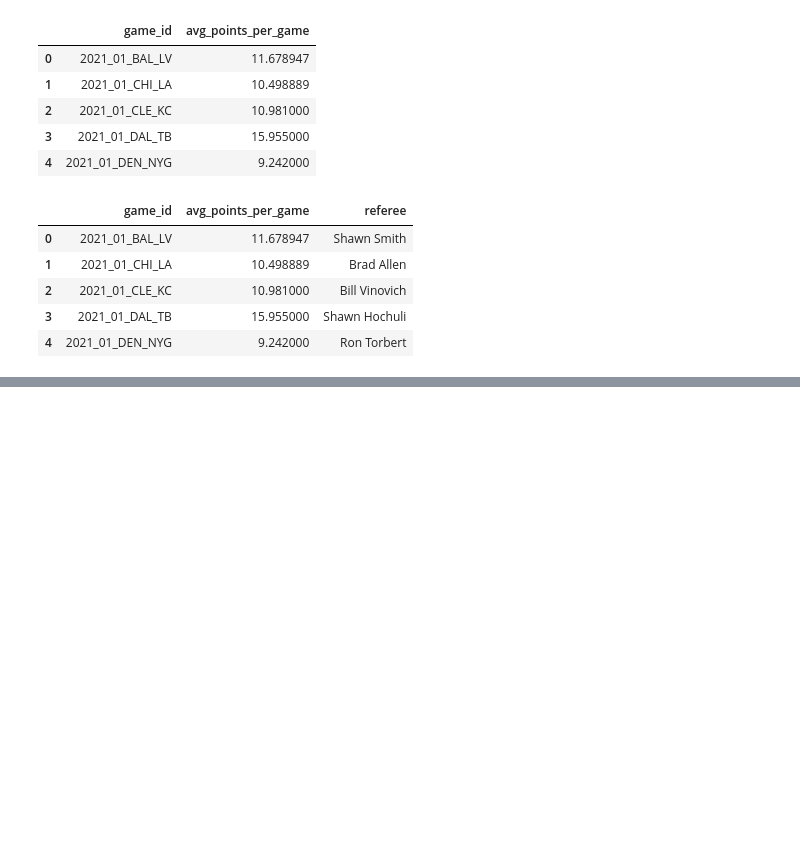
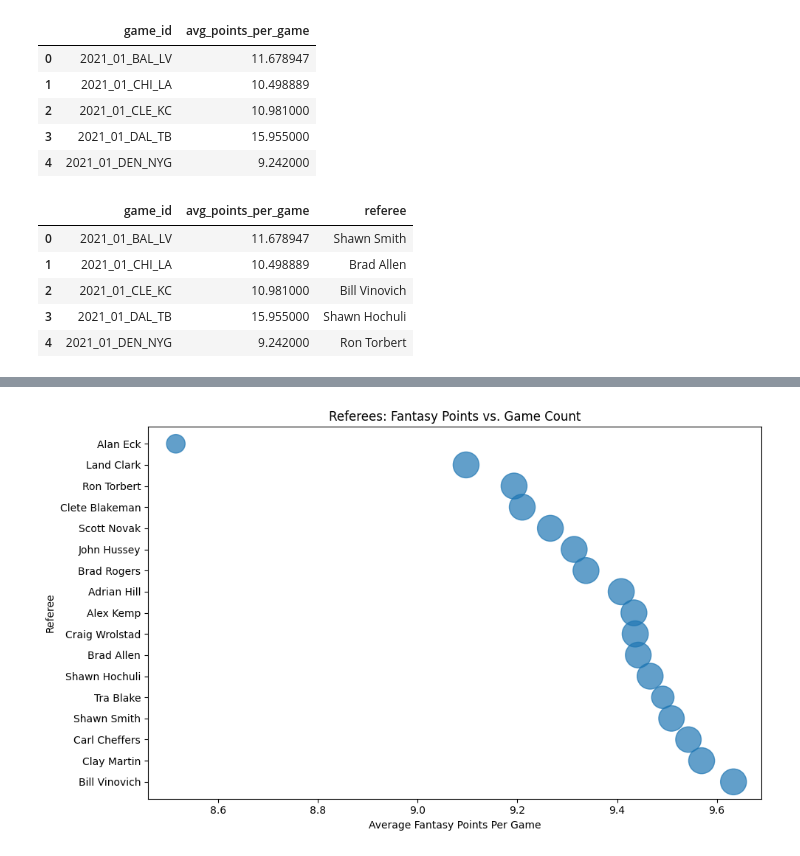
Before and after one commit to sapphiremoonchaser/fantasy_football_v2, a Jupyter notebook: examples/analysis/points_by_ref_analysis.ipynb, the cells around one changed output, grey strips where cells are left out. Cells and saved outputs as stored; diff of their text form; code cells hidden in the pictures; blank space fills up the shorter version.

```diff
--- a/examples/analysis/points_by_ref_analysis.ipynb
+++ b/examples/analysis/points_by_ref_analysis.ipynb
@@ -208,0 +214,15 @@ ref_avg.tail(10)
+# %%
+plt.figure(figsize=(10, 6))
+plt.scatter(
+    ref_avg['avg_points_per_game'],
+    ref_avg['referee'],
+    s=ref_avg['game_count'] * 10,  # bubble size = games
+    alpha=0.7
+)
+plt.xlabel('Average Fantasy Points Per Game')
+plt.ylabel('Referee')
+plt.title('Referees: Fantasy Points vs. Game Count')
+plt.tight_layout()
+plt.show()
+# %% [output]
+[figure, added]
```
Also changed, not shown: parts of 3 cells of this notebook.
